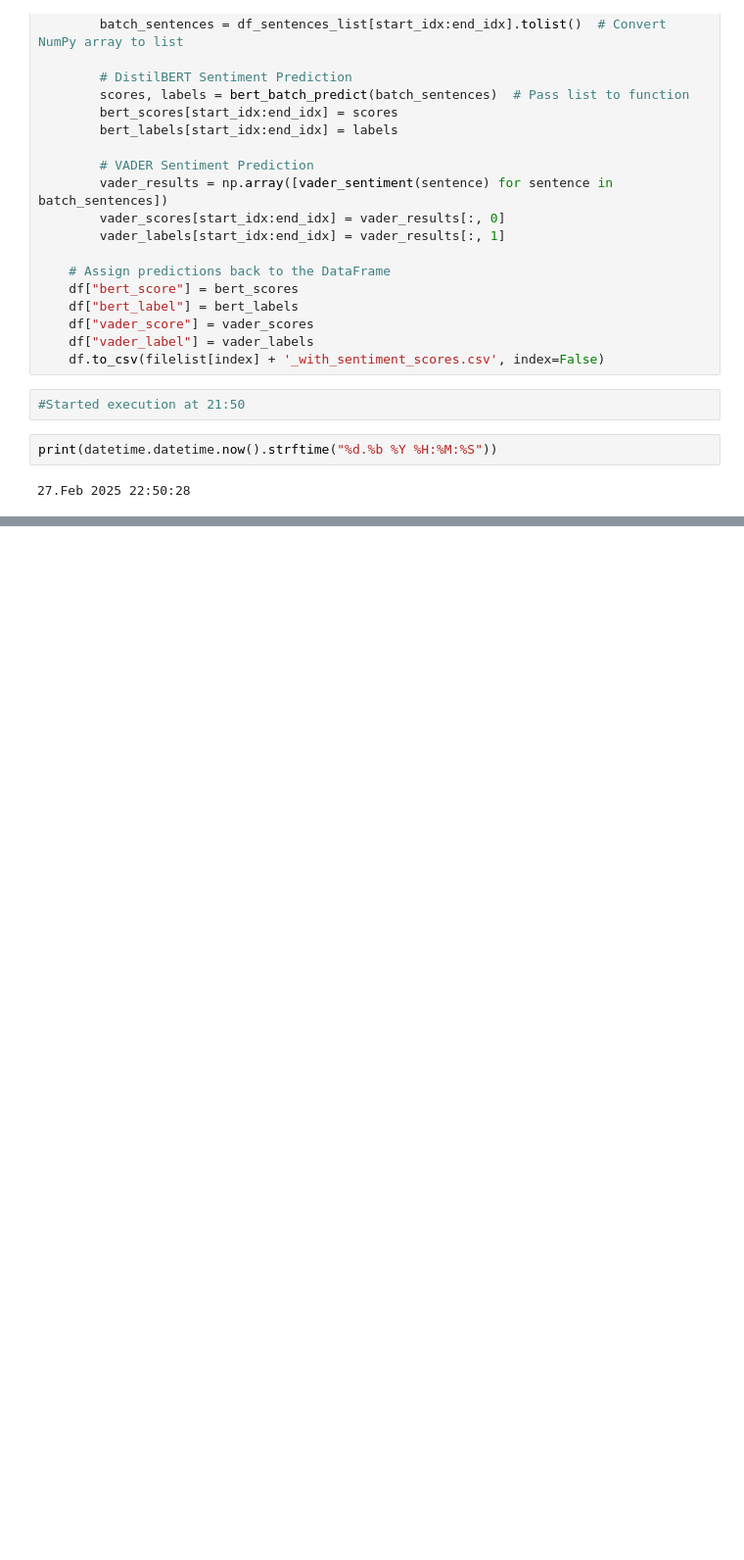
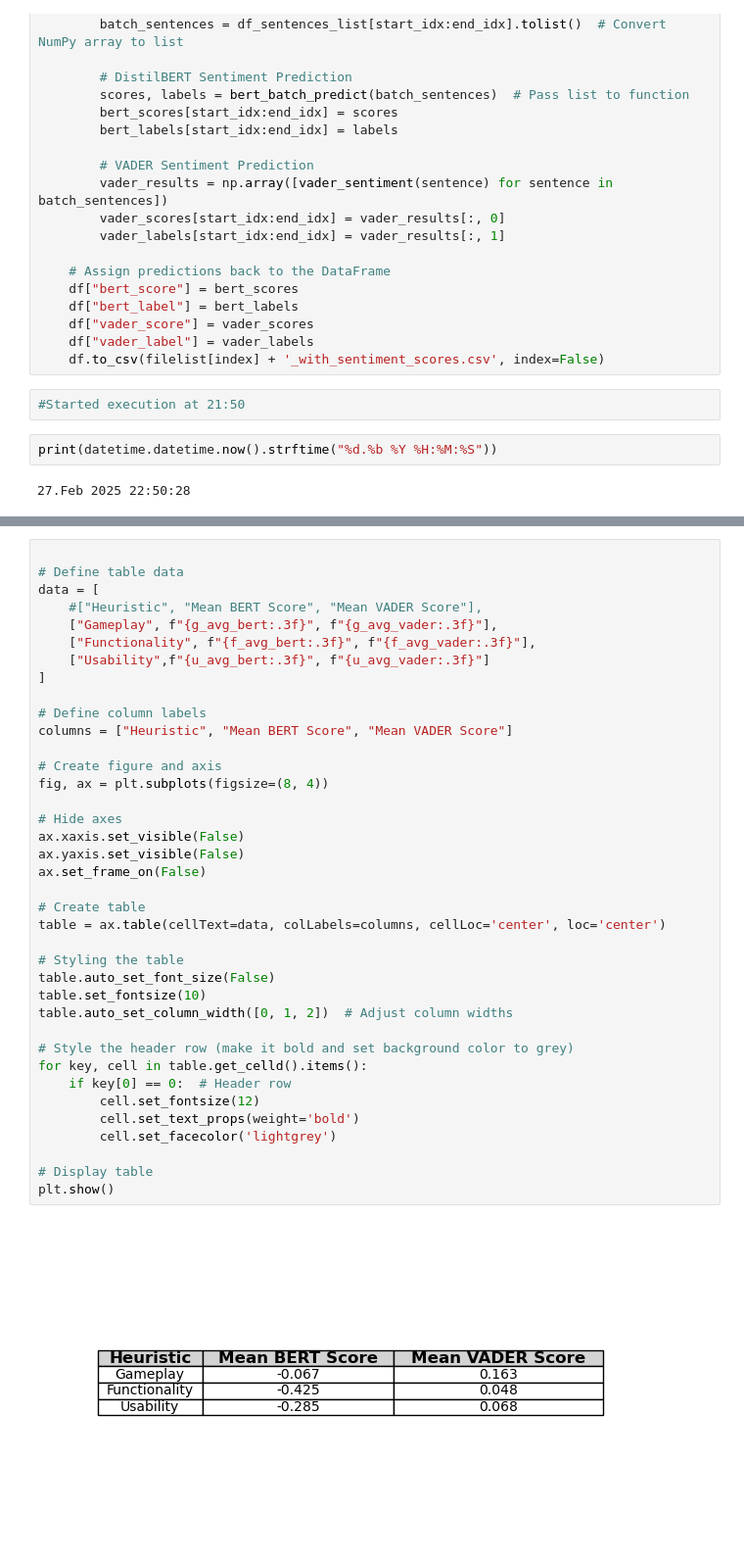
Before and after one commit to sabink6/game-pulse, a Jupyter notebook: post_filtering_sentiment_analysis.ipynb, the cells around one changed output, grey strips where cells are left out. Shown at 98% size. Drawn from its saved outputs; the diff is of its cells as text; blank space fills up the shorter version.

```diff
--- a/post_filtering_sentiment_analysis.ipynb
+++ b/post_filtering_sentiment_analysis.ipynb
@@ -154,0 +270,40 @@ df.tail(20)
+# %%
+
+# Define table data
+data = [
+    #["Heuristic", "Mean BERT Score", "Mean VADER Score"],
+    ["Gameplay", f"{g_avg_bert:.3f}", f"{g_avg_vader:.3f}"],
+    ["Functionality", f"{f_avg_bert:.3f}", f"{f_avg_vader:.3f}"],
+    ["Usability",f"{u_avg_bert:.3f}", f"{u_avg_vader:.3f}"]
+]
+
+# Define column labels
+columns = ["Heuristic", "Mean BERT Score", "Mean VADER Score"]
+
+# Create figure and axis
+fig, ax = plt.subplots(figsize=(8, 4))
+
+# Hide axes
+ax.xaxis.set_visible(False)
+ax.yaxis.set_visible(False)
+ax.set_frame_on(False)
+
+# Create table
+table = ax.table(cellText=data, colLabels=columns, cellLoc='center', loc='center')
+
+# Styling the table
+table.auto_set_font_size(False)
+table.set_fontsize(10)
+table.auto_set_column_width([0, 1, 2])  # Adjust column widths
+
+# Style the header row (make it bold and set background color to grey)
+for key, cell in table.get_celld().items():
+    if key[0] == 0:  # Header row
+        cell.set_fontsize(12)
+        cell.set_text_props(weight='bold')
+        cell.set_facecolor('lightgrey')
+
+# Display table
+plt.show()
+# %% [output]
+[figure, added]
```
Also changed, not shown: parts of 8 cells of this notebook, 1 other file.
